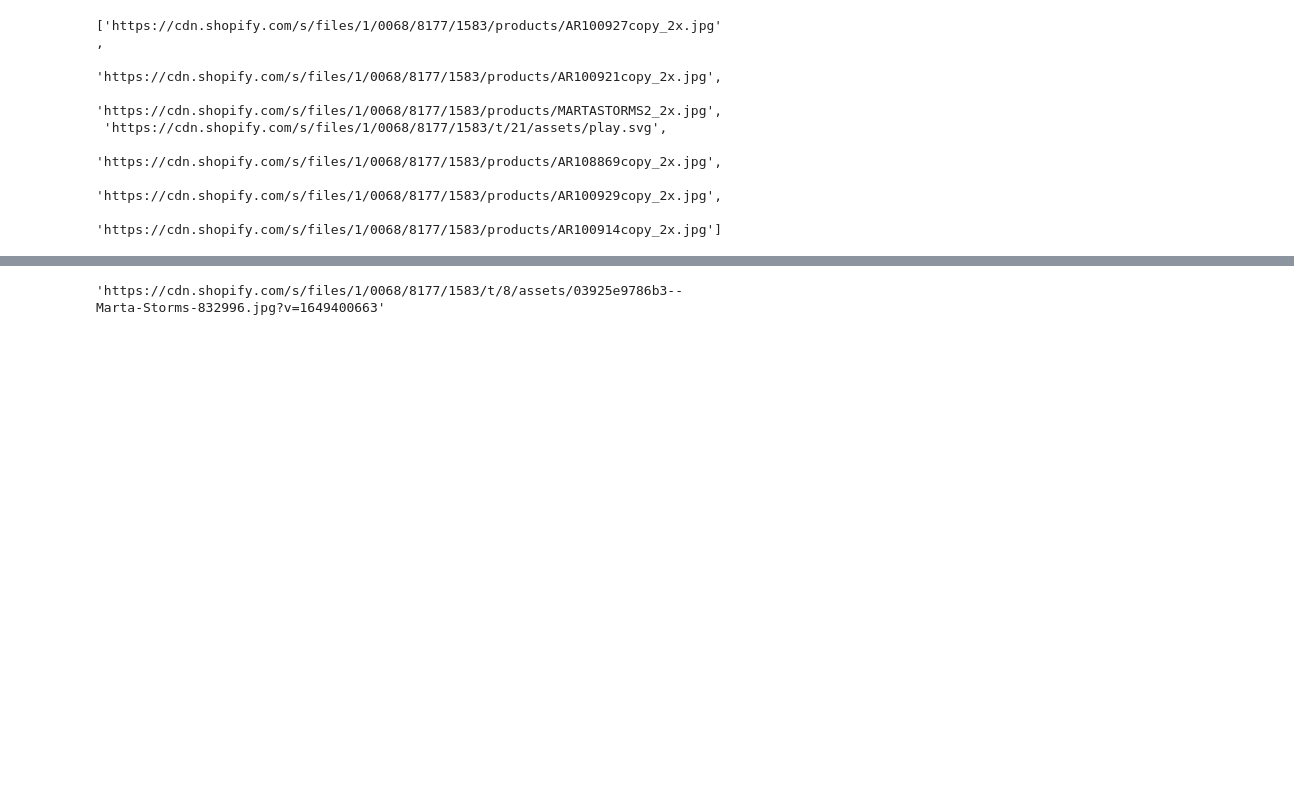
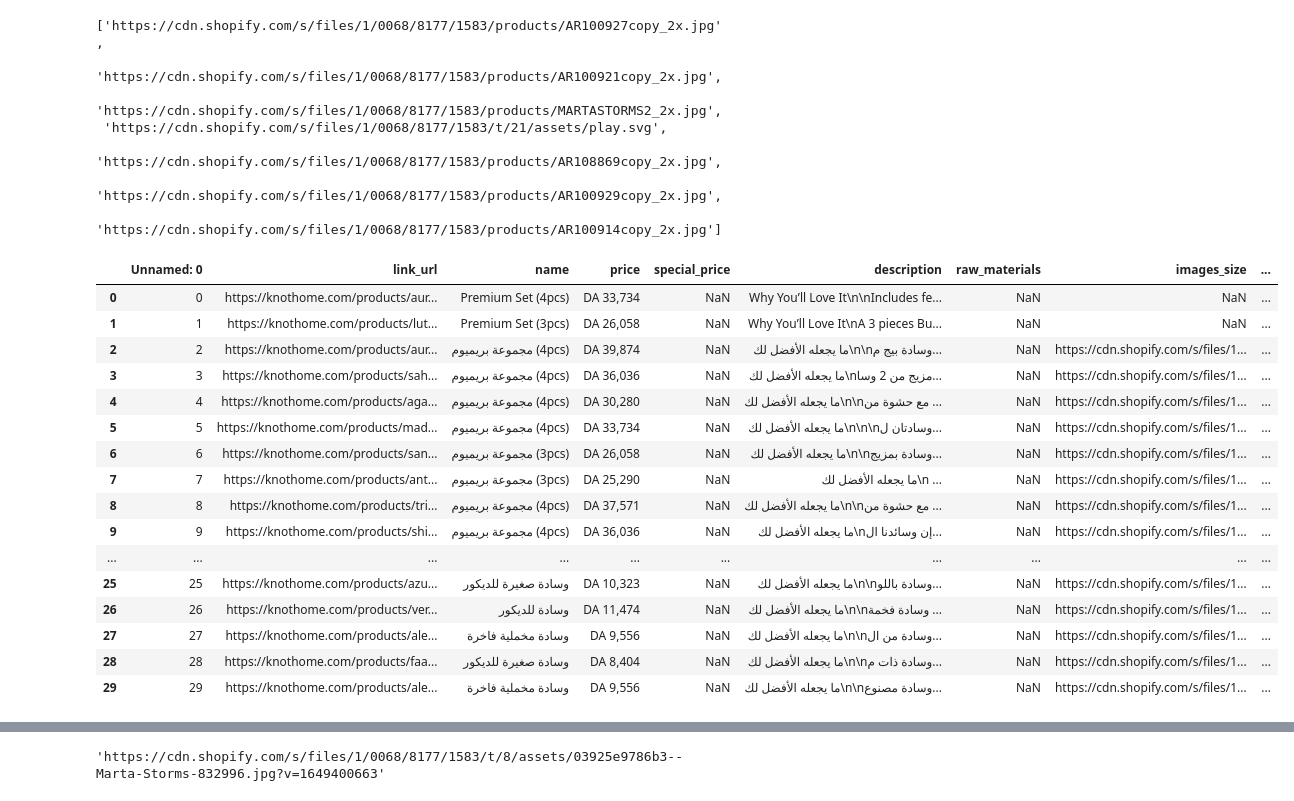
Before and after one commit to wafistos1/bay2, a Jupyter notebook: knothome/test.ipynb, the cells around one changed output, grey strips where cells are left out. Drawn from its saved outputs; the diff is of its cells as text; code cells hidden in the pictures; blank space fills up the shorter version.

```diff
--- a/knothome/test.ipynb
+++ b/knothome/test.ipynb
@@ -133,0 +172,22 @@ add_images = ','.join(list_images[1:])
+# %%
+df = pd.read_excel('knothhome_product_update.xlsx')
+# %%
+df
+# %% [output]
+|  | Unnamed: 0 | link_url | name | price | special_price | description | raw_materials | images_size | ... |
+| 0 | 0 | https://knothome.com/products/aur... | Premium Set (4pcs) | DA 33,734 | NaN | Why You’ll Love It\n\nIncludes fe... | NaN | NaN | ... |
+| 1 | 1 | https://knothome.com/products/lut... | Premium Set (3pcs) | DA 26,058 | NaN | Why You’ll Love It\nA 3 pieces Bu... | NaN | NaN | ... |
+| 2 | 2 | https://knothome.com/products/aur... | مجموعة بريميوم (4pcs) | DA 39,874 | NaN | ما يجعله الأفضل لك\n\nوسادة بيج م... | NaN | https://cdn.shopify.com/s/files/1... | ... |
+| 3 | 3 | https://knothome.com/products/sah... | مجموعة بريميوم (4pcs) | DA 36,036 | NaN | ما يجعله الأفضل لك\nمزيج من 2 وسا... | NaN | https://cdn.shopify.com/s/files/1... | ... |
+| 4 | 4 | https://knothome.com/products/aga... | مجموعة بريميوم (4pcs) | DA 30,280 | NaN | ما يجعله الأفضل لك\n\nمع حشوة من ... | NaN | https://cdn.shopify.com/s/files/1... | ... |
+| 5 | 5 | https://knothome.com/products/mad... | مجموعة بريميوم (4pcs) | DA 33,734 | NaN | ما يجعله الأفضل لك\n\n\nوسادتان ل... | NaN | https://cdn.shopify.com/s/files/1... | ... |
+| 6 | 6 | https://knothome.com/products/san... | مجموعة بريميوم (3pcs) | DA 26,058 | NaN | ما يجعله الأفضل لك\n\nوسادة بمزيج... | NaN | https://cdn.shopify.com/s/files/1... | ... |
+| 7 | 7 | https://knothome.com/products/ant... | مجموعة بريميوم (3pcs) | DA 25,290 | NaN | ما يجعله الأفضل لك\n ... | NaN | https://cdn.shopify.com/s/files/1... | ... |
+| 8 | 8 | https://knothome.com/products/tri... | مجموعة بريميوم (4pcs) | DA 37,571 | NaN | ما يجعله الأفضل لك\n\nمع حشوة من ... | NaN | https://cdn.shopify.com/s/files/1... | ... |
+| 9 | 9 | https://knothome.com/products/shi... | مجموعة بريميوم (4pcs) | DA 36,036 | NaN | ما يجعله الأفضل لك\nإن وسائدنا ال... | NaN | https://cdn.shopify.com/s/files/1... | ... |
+| ... | ... | ... | ... | ... | ... | ... | ... | ... | ... |
+| 25 | 25 | https://knothome.com/products/azu... | وسادة صغيرة للديكور | DA 10,323 | NaN | ما يجعله الأفضل لك\n\nوسادة باللو... | NaN | https://cdn.shopify.com/s/files/1... | ... |
+| 26 | 26 | https://knothome.com/products/ver... | وسادة للديكور | DA 11,474 | NaN | ما يجعله الأفضل لك\n\nوسادة فخمة ... | NaN | https://cdn.shopify.com/s/files/1... | ... |
+| 27 | 27 | https://knothome.com/products/ale... | وسادة مخملية فاخرة | DA 9,556 | NaN | ما يجعله الأفضل لك\n\nوسادة من ال... | NaN | https://cdn.shopify.com/s/files/1... | ... |
+| 28 | 28 | https://knothome.com/products/faa... | وسادة صغيرة للديكور | DA 8,404 | NaN | ما يجعله الأفضل لك\n\nوسادة ذات م... | NaN | https://cdn.shopify.com/s/files/1... | ... |
+| 29 | 29 | https://knothome.com/products/ale... | وسادة مخملية فاخرة | DA 9,556 | NaN | ما يجعله الأفضل لك\n\nوسادة مصنوع... | NaN | https://cdn.shopify.com/s/files/1... | ... |
```
Also changed, not shown: parts of 3 cells of this notebook, 3 other files.
